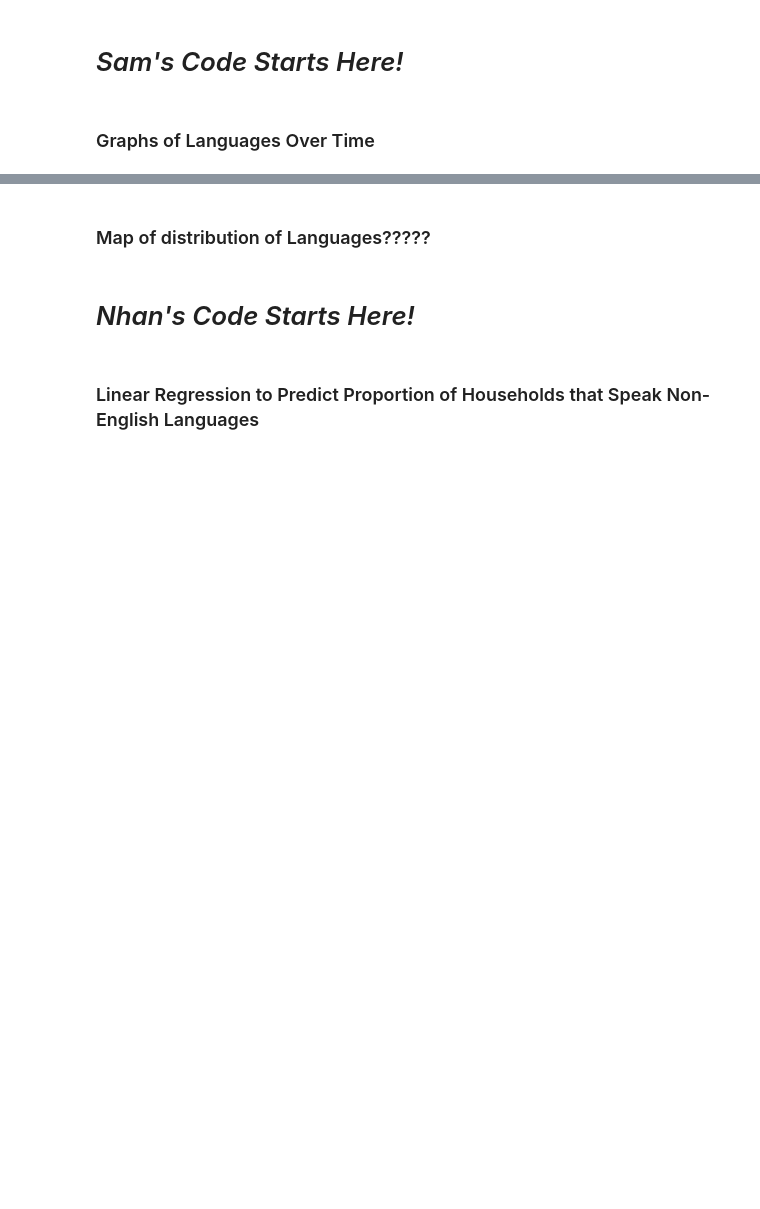
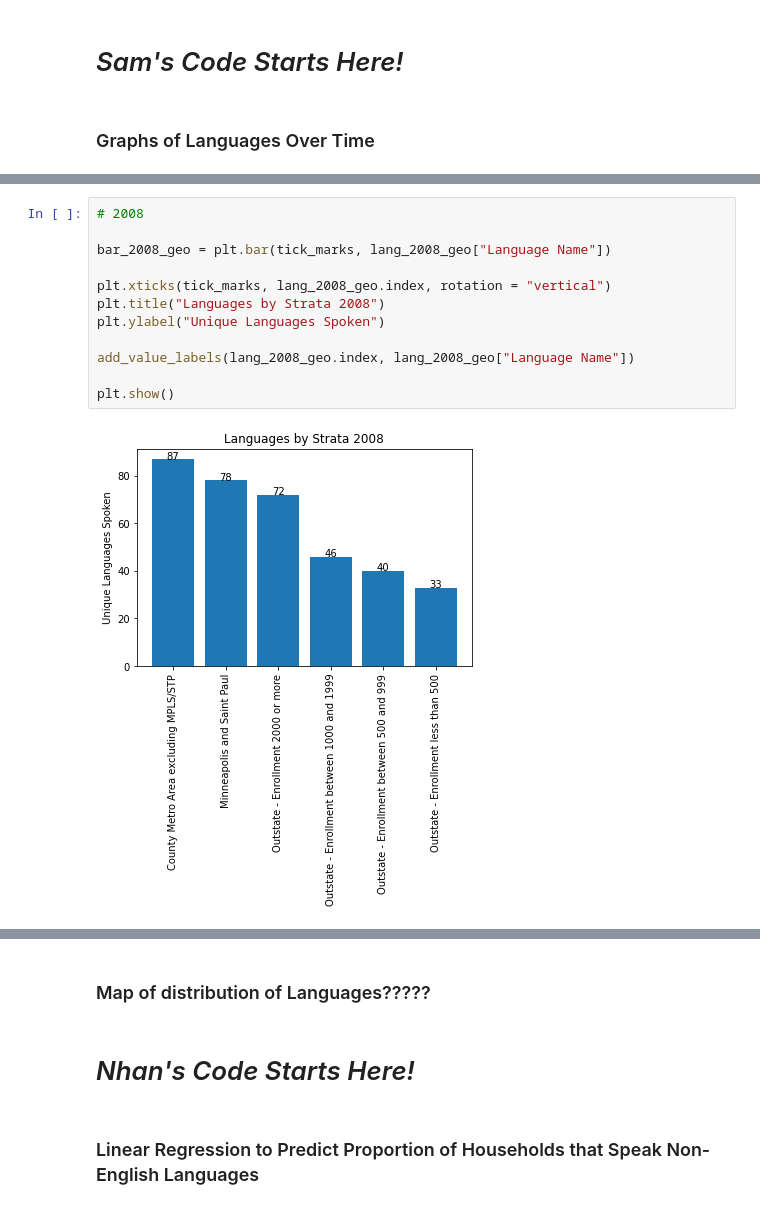
Before and after one commit to NTTGermania/Project-1-Group-7-Analysis-of-languages-in-Minnesota, a Jupyter notebook: Project#1test.ipynb, the cells around one changed output, grey strips where cells are left out. Cells and saved outputs as stored; diff of their text form; blank space fills up the shorter version.

```diff
--- a/Project#1test.ipynb
+++ b/Project#1test.ipynb
@@ -504,0 +838,14 @@ lang_2022_geo["Language Name"]
+# %%
+# 2008
+
+bar_2008_geo = plt.bar(tick_marks, lang_2008_geo["Language Name"])
+
+plt.xticks(tick_marks, lang_2008_geo.index, rotation = "vertical")
+plt.title("Languages by Strata 2008")
+plt.ylabel("Unique Languages Spoken")
+
+add_value_labels(lang_2008_geo.index, lang_2008_geo["Language Name"])
+
+plt.show()
+# %% [output]
+[figure, added]
```
Also changed, not shown: parts of 37 cells of this notebook.
